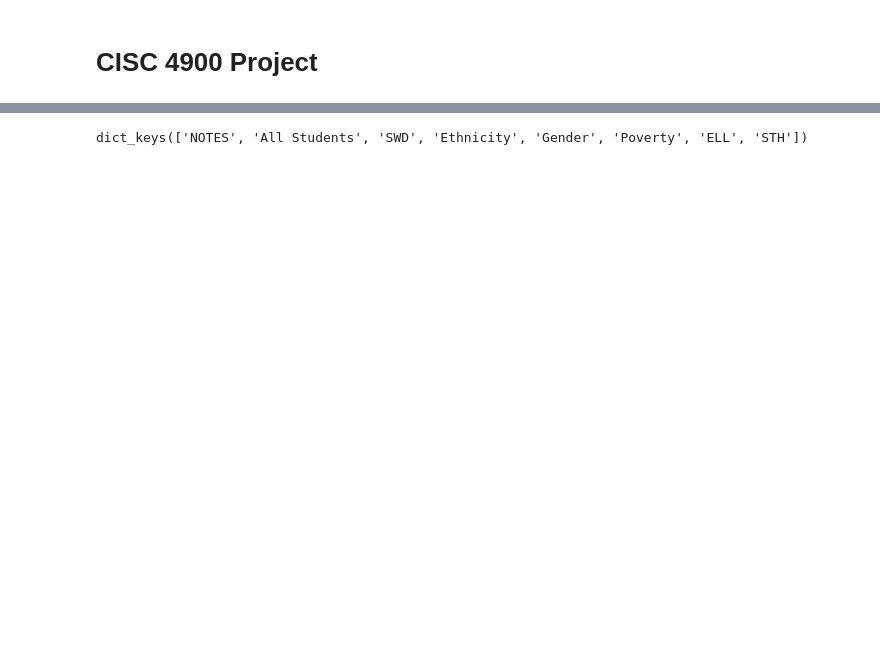
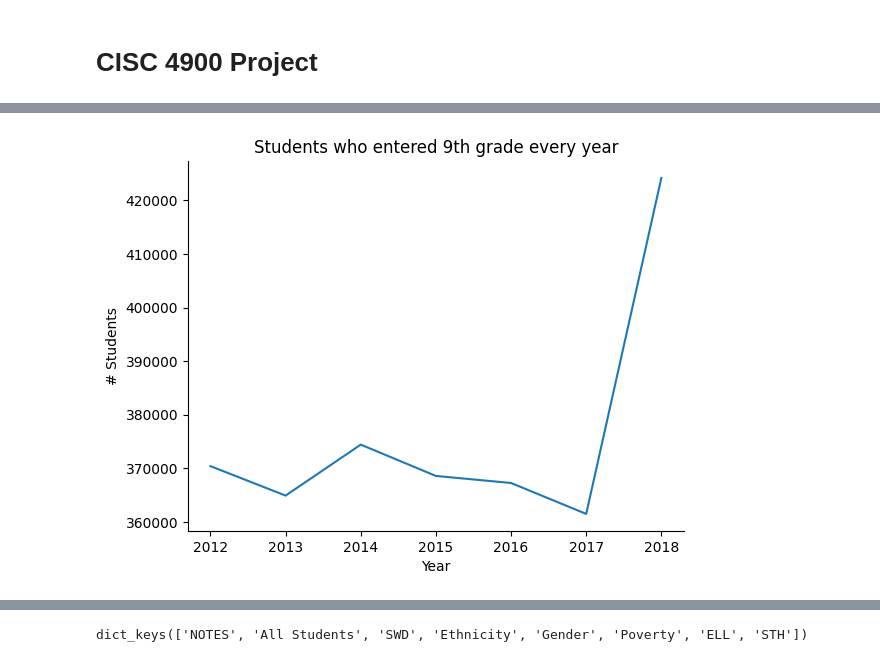
Before and after one commit to mwumigue/CISC-4900, a Jupyter notebook: CISC-4900.ipynb, the cells around one changed output, grey strips where cells are left out. Cells and saved outputs as stored; diff of their text form; code cells hidden in the pictures; blank space fills up the shorter version.

Commit message:
Graduation Analysis started

```diff
--- a/CISC-4900.ipynb
+++ b/CISC-4900.ipynb
@@ -6,0 +56,4 @@ from matplotlib import pyplot as plt
+# %%
+general_graduation['Graduation Year'] = general_graduation['Cohort Year'] + general_graduation['Cohort'].str[0].astype(int)
+# %%
+general_graduation['Graduation Month'] = general_graduation['Cohort'].str[7:]
@@ -6,0 +81,5 @@ from matplotlib import pyplot as plt
+# %%
+general_graduation = general_graduation[~general_graduation['Cohort Year'].isin([2019,2020])]
+# %%
+cohort_total_students_per_year = general_graduation.groupby('Cohort Year')['# Total Cohort'].sum().reset_index()
+cohort_total_students_per_year
@@ -6,0 +95,12 @@ from matplotlib import pyplot as plt
+# %%
+plt.plot(cohort_total_students_per_year['Cohort Year'], cohort_total_students_per_year['# Total Cohort'])
+
+plt.gca().spines['top'].set_visible(False)
+plt.gca().spines['right'].set_visible(False)
+
+plt.title('Students who entered 9th grade every year')
+plt.xlabel('Year')
+plt.ylabel('# Students')
+plt.show()
+# %% [output]
+[figure, added]
```
Also changed, not shown: parts of 22 cells of this notebook.
